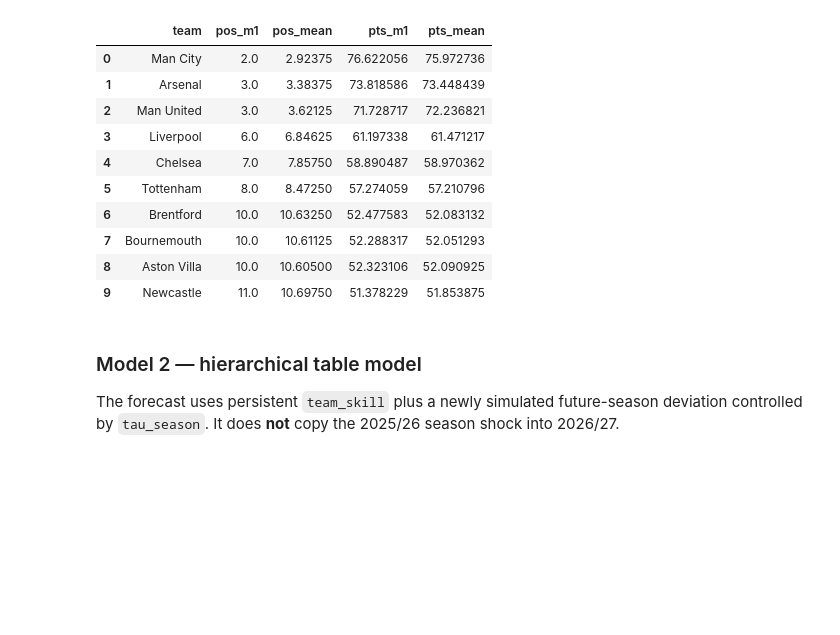
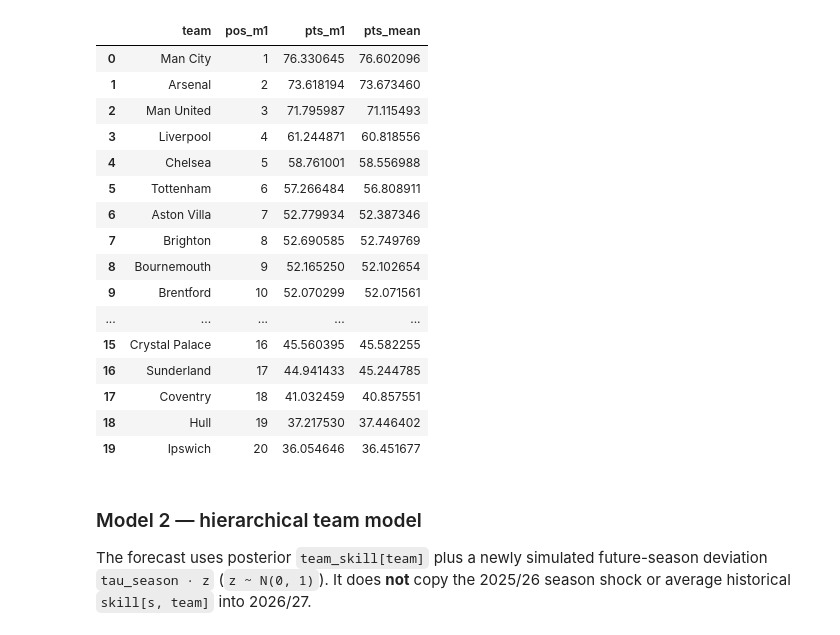
Before and after one commit to Geq0nek/DA_Project, a Jupyter notebook: 04_forecast_2627_comparison.ipynb, the cells around one changed output. Cells and saved outputs as stored; diff of their text form; code cells hidden in the pictures; blank space fills up the shorter version.

```diff
--- a/04_forecast_2627_comparison.ipynb
+++ b/04_forecast_2627_comparison.ipynb
@@ -59,9 +72,9 @@ stan1, team_to_idx, _, feature_stats1 = prepare_table_stan_static(
     tables, FORECAST_TRAIN_SEASONS
 )
 stan1["nu"] = STUDENT_T_NU
-fit1 = CmdStanModel(stan_file="stan/table_static.stan").sample(
+fit1 = CmdStanModel(stan_file="stan/team_static.stan").sample(
     data=stan1, seed=42, chains=4, parallel_chains=4,
-    iter_warmup=1000, iter_sampling=1000, adapt_delta=0.99, show_progress=True,
+    iter_warmup=1500, iter_sampling=1500, adapt_delta=0.99, show_progress=True,
 )
 print(fit1.diagnose())
 # %% [output]
@@ -88,28 +101,36 @@ Processing complete, no problems detected.
 # %%
 feat1 = build_forecast_features(
     matches, "2526", forecast_teams, FORECAST_TRAIN_SEASONS, feature_stats1
 )
-pred1 = predict_table(
+
+# Per-team point forecasts for all 20 clubs (Model 1)
+pred1 = build_predicted_table(
     fit1, forecast_teams, team_to_idx, model="static", team_features=feat1, n_sims=800, seed=1
 )
 pred1 = pred1.rename(columns={"pos_median": "pos_m1", "pts_median": "pts_m1"})
-pred1.head(10)
+pred1[["team", "pos_m1", "pts_m1", "pts_mean"]].head(20)
 # %% [output]
-|  | team | pos_m1 | pos_mean | pts_m1 | pts_mean |
-| 0 | Man City | 2.0 | 2.92375 | 76.622056 | 75.972736 |
-| 1 | Arsenal | 3.0 | 3.38375 | 73.818586 | 73.448439 |
-| 2 | Man United | 3.0 | 3.62125 | 71.728717 | 72.236821 |
-| 3 | Liverpool | 6.0 | 6.84625 | 61.197338 | 61.471217 |
-| 4 | Chelsea | 7.0 | 7.85750 | 58.890487 | 58.970362 |
-| 5 | Tottenham | 8.0 | 8.47250 | 57.274059 | 57.210796 |
-| 6 | Brentford | 10.0 | 10.63250 | 52.477583 | 52.083132 |
-| 7 | Bournemouth | 10.0 | 10.61125 | 52.288317 | 52.051293 |
-| 8 | Aston Villa | 10.0 | 10.60500 | 52.323106 | 52.090925 |
-| 9 | Newcastle | 11.0 | 10.69750 | 51.378229 | 51.853875 |
+|  | team | pos_m1 | pts_m1 | pts_mean |
+| 0 | Man City | 1 | 76.330645 | 76.602096 |
+| 1 | Arsenal | 2 | 73.618194 | 73.673460 |
+| 2 | Man United | 3 | 71.795987 | 71.115493 |
+| 3 | Liverpool | 4 | 61.244871 | 60.818556 |
+| 4 | Chelsea | 5 | 58.761001 | 58.556988 |
+| 5 | Tottenham | 6 | 57.266484 | 56.808911 |
+| 6 | Aston Villa | 7 | 52.779934 | 52.387346 |
+| 7 | Brighton | 8 | 52.690585 | 52.749769 |
+| 8 | Bournemouth | 9 | 52.165250 | 52.102654 |
+| 9 | Brentford | 10 | 52.070299 | 52.071561 |
+| ... | ... | ... | ... | ... |
+| 15 | Crystal Palace | 16 | 45.560395 | 45.582255 |
+| 16 | Sunderland | 17 | 44.941433 | 45.244785 |
+| 17 | Coventry | 18 | 41.032459 | 40.857551 |
+| 18 | Hull | 19 | 37.217530 | 37.446402 |
+| 19 | Ipswich | 20 | 36.054646 | 36.451677 |
 # %% [markdown]
-### Model 2 — hierarchical table model
+### Model 2 — hierarchical team model
 
-The forecast uses persistent `team_skill` plus a newly simulated future-season deviation controlled by `tau_season`. It does **not** copy the 2025/26 season shock into 2026/27.
+The forecast uses posterior `team_skill[team]` plus a newly simulated future-season deviation `tau_season · z` (`z ~ N(0, 1)`). It does **not** copy the 2025/26 season shock or average historical `skill[s, team]` into 2026/27.
 # %%
 stan2, team_to_idx2, _, season_to_idx, feature_stats2 = prepare_table_stan_hierarchical(
     tables, FORECAST_TRAIN_SEASONS
```
Also changed, not shown: parts of 14 cells of this notebook, 18 other files.
